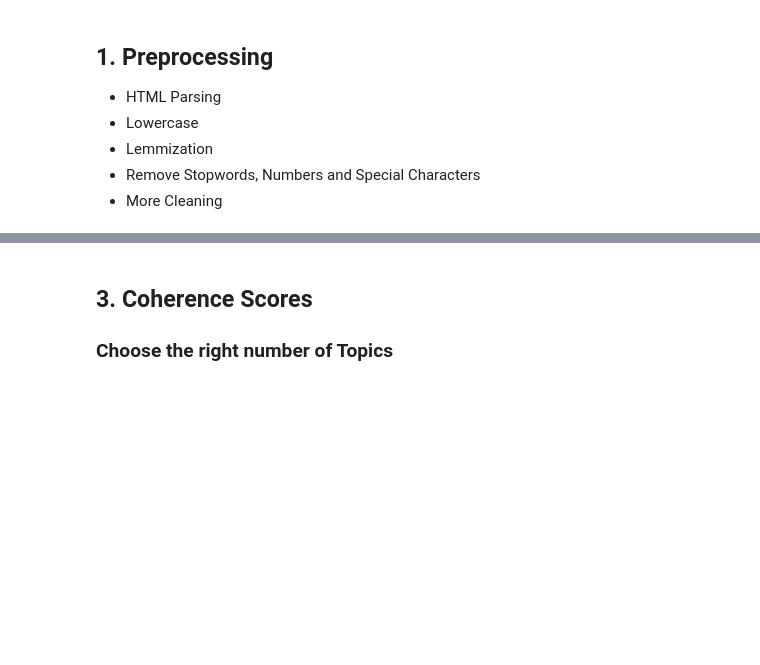
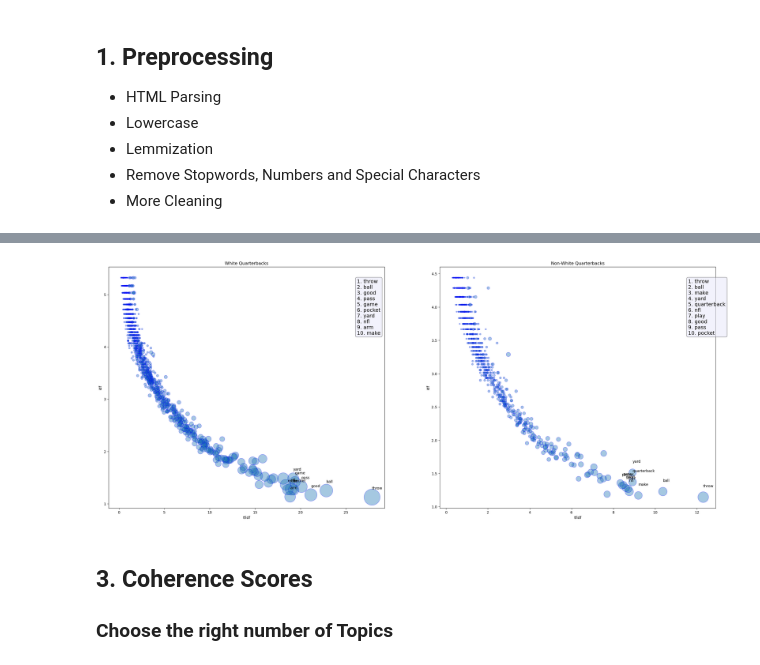
Before and after one commit to Ezekiel-25-17/Racial_Bias_in_American_Football, a Jupyter notebook: topic_model_WIP.ipynb, the cells around one changed output, grey strips where cells are left out. Drawn from its saved outputs; the diff is of its cells as text; code cells hidden in the pictures; blank space fills up the shorter version.

```diff
--- a/topic_model_WIP.ipynb
+++ b/topic_model_WIP.ipynb
@@ -133,0 +132,8 @@ tf-idf transformation
+# %%
+# Set our parameters to filter out rare words (min_df) and the too common ones (max_df), we do not want to get flooded with non-informative content words (be, go, etc.)
+min_df = 5
+max_df = 500
+
+# TF-IDF and Count for unigrams
+tfidf_vectorizer = TfidfVectorizer(ngram_range=(1,1), stop_words='english', analyzer='word', min_df=min_df, max_df=max_df, sublinear_tf=True, use_idf=True)
+count_vectorizer = CountVectorizer(ngram_range=(1,1), stop_words='english', analyzer='word', min_df=min_df, max_df=max_df)
@@ -133,0 +158,11 @@ tf-idf transformation
+# %%
+# Non-White players
+X_count = count_vectorizer.fit_transform(nw_docs)
+X_tfidf = tfidf_vectorizer.fit_transform(nw_docs)
+
+counts = X_count.toarray()
+tfidf = X_tfidf.toarray()
+
+df_nw = pd.DataFrame(data = {'word' : count_vectorizer.get_feature_names_out(), 'tf' : counts.sum(axis=0), 'idf' : tfidf_vectorizer.idf_, 'tfidf' : tfidf.sum(axis=0)})
+df_nw = df_nw.sort_values(['tfidf', 'tf', 'idf'], ascending=False)
+df_nw.head(5)
@@ -134,3 +176,41 @@ tf-idf transformation
+# %%
+# Plot, with annotations for top 10
+
+fig, axs = plt.subplots(1,2, figsize = (30,12))
+
+ax = axs[0]
+ax = df_w.plot.scatter(x = 'tfidf', y = 'idf', s = 'tf', ax = ax, alpha = 0.4, edgecolor = 'blue')
+
+text = []
+t = 1
+for i in list(df_w.index[:10]):
+    ax.annotate(df_w.word[i], (df_w.tfidf[i], df_w.idf[i] + 0.15))
+    text.append(f'{t}. {df_w.word[i]}')
+    t += 1
+
+textstr = '\n'.join(text)
+props = dict(boxstyle='round', facecolor='lavender', alpha=0.5)
+ax.text(0.90, 0.95, textstr, transform=ax.transAxes, fontsize=14, verticalalignment='top', bbox=props)
+ax.set_title('White Quarterbacks')
+
+ax = axs[1]
+ax = df_nw.plot.scatter(x = 'tfidf', y = 'idf', s = 'tf', ax = ax, alpha = 0.4, edgecolor = 'blue')
+
+text = []
+t = 1
+for i in list(df_nw.index[:10]):
+    ax.annotate(df_nw.word[i], (df_nw.tfidf[i], df_nw.idf[i] + 0.15))
+    text.append(f'{t}. {df_nw.word[i]}')
+    t += 1
+
+textstr = '\n'.join(text)
+props = dict(boxstyle='round', facecolor='lavender', alpha=0.5)
+ax.text(0.90, 0.95, textstr, transform=ax.transAxes, fontsize=14, verticalalignment='top', bbox=props)
+ax.set_title('Non-White Quarterbacks')
+
+plt.show()
+# %% [output]
+[figure, added]
 # %% [markdown]
 ## 3. Coherence Scores
 ### Choose the right number of Topics
```
Also changed, not shown: parts of 13 cells of this notebook.
